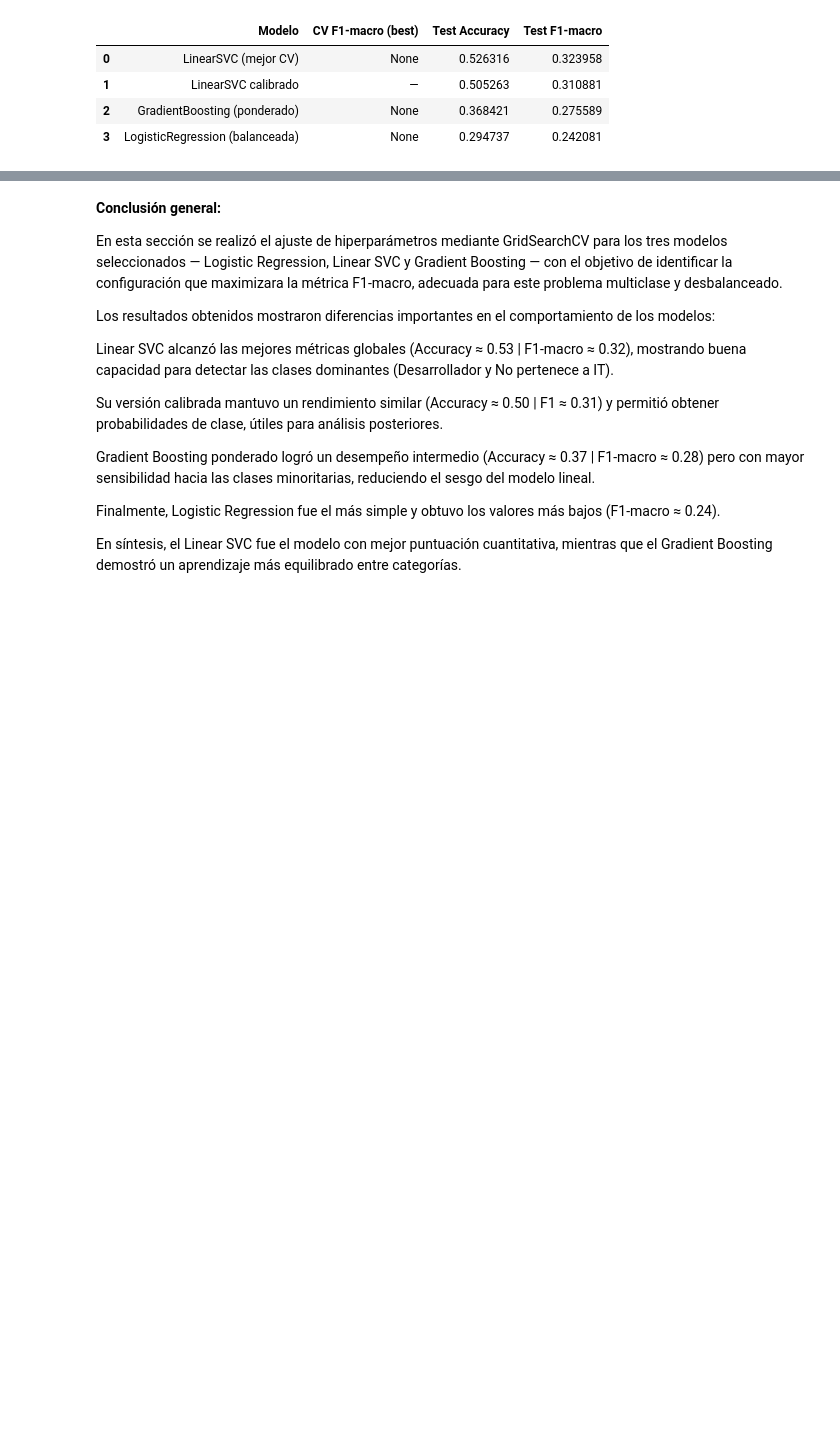
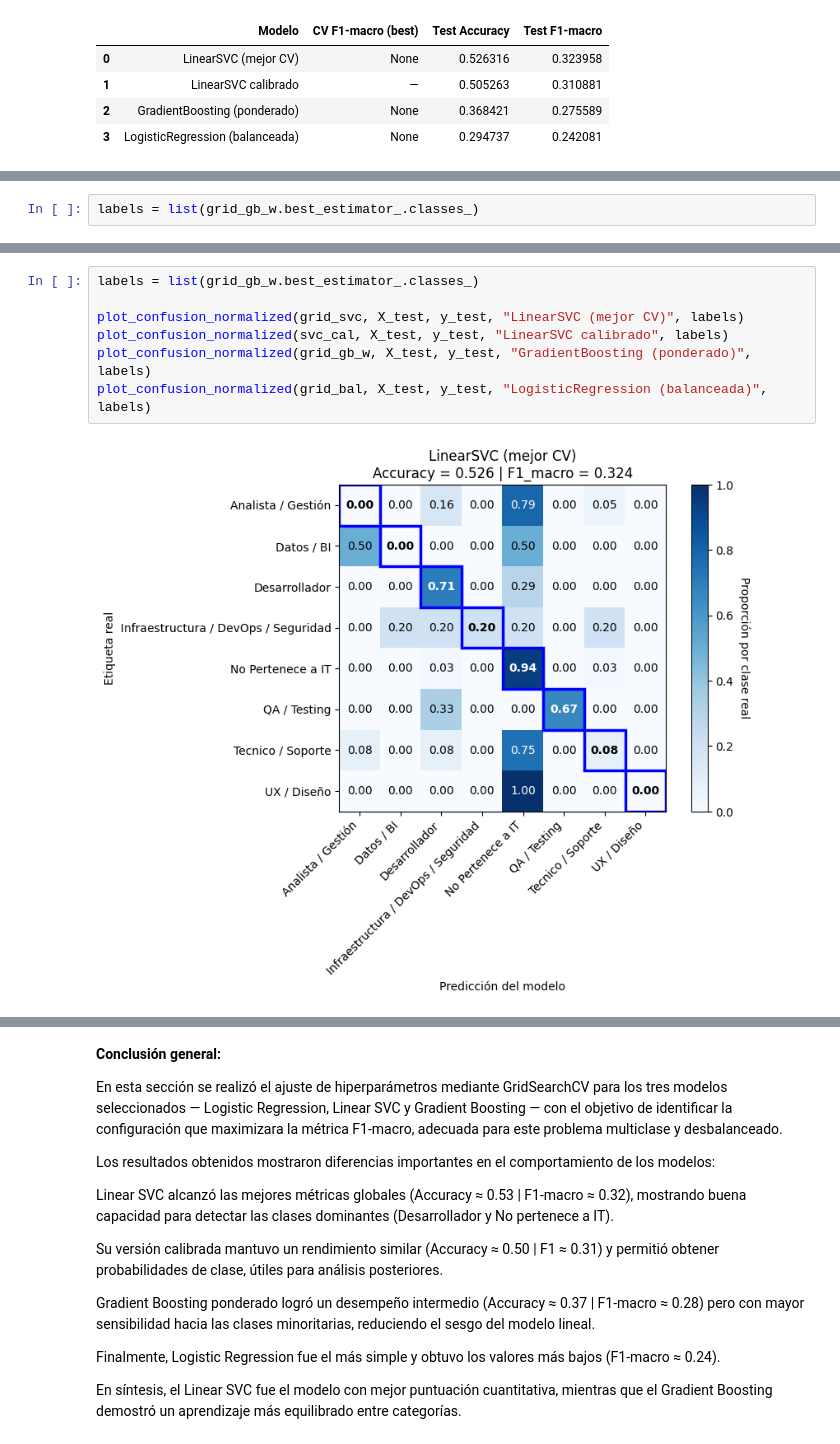
Before and after one commit to RodriSLK/Proyecto_Final, a Jupyter notebook: Entrega3.ipynb, the cells around one changed output, grey strips where cells are left out. Saved outputs shown, nothing was run; the diff lists cells and outputs as text; blank space fills up the shorter version.

```diff
--- a/Entrega3.ipynb
+++ b/Entrega3.ipynb
@@ -819,0 +868,2 @@ display(res_final.sort_values("Test F1-macro", ascending=False))
+# %%
+labels = list(grid_gb_w.best_estimator_.classes_)
@@ -819,0 +943,9 @@ display(res_final.sort_values("Test F1-macro", ascending=False))
+# %%
+labels = list(grid_gb_w.best_estimator_.classes_)
+
+plot_confusion_normalized(grid_svc, X_test, y_test, "LinearSVC (mejor CV)", labels)
+plot_confusion_normalized(svc_cal, X_test, y_test, "LinearSVC calibrado", labels)
+plot_confusion_normalized(grid_gb_w, X_test, y_test, "GradientBoosting (ponderado)", labels)
+plot_confusion_normalized(grid_bal, X_test, y_test, "LogisticRegression (balanceada)", labels)
+# %% [output]
+[figure, added]
```
Also changed, not shown: parts of 7 cells of this notebook, 3 other files.
